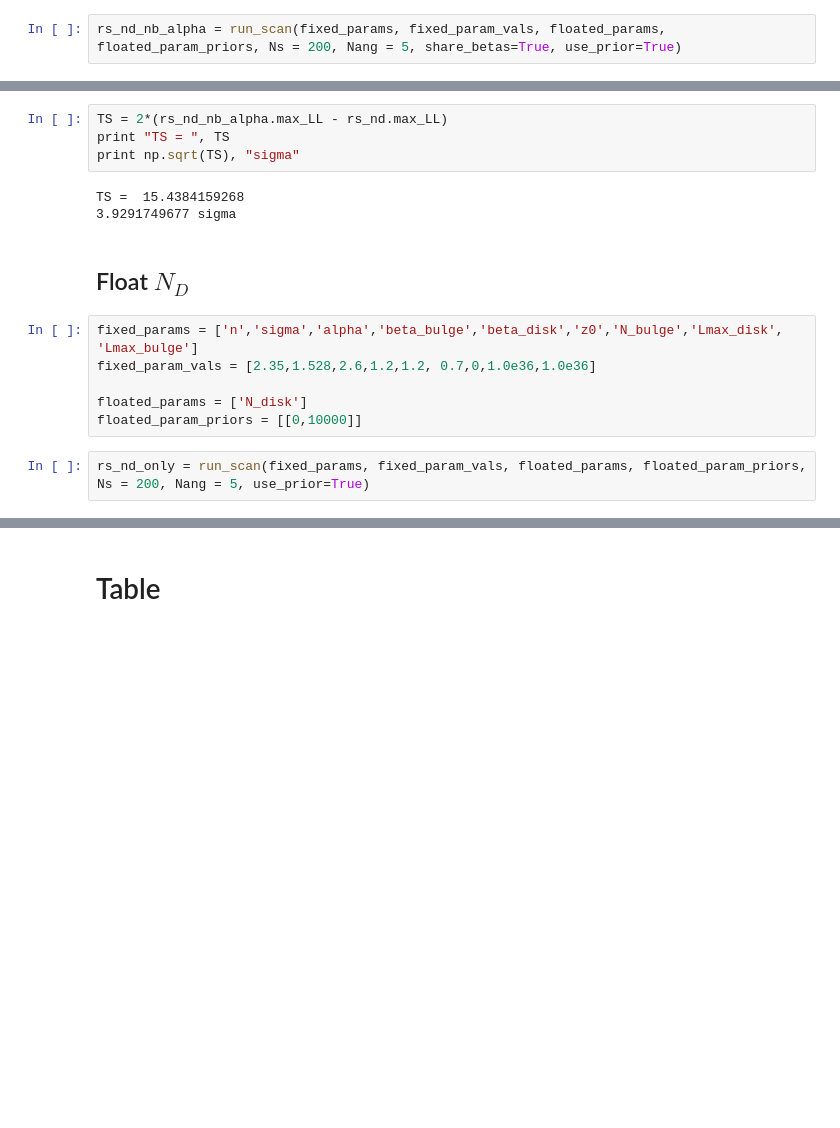
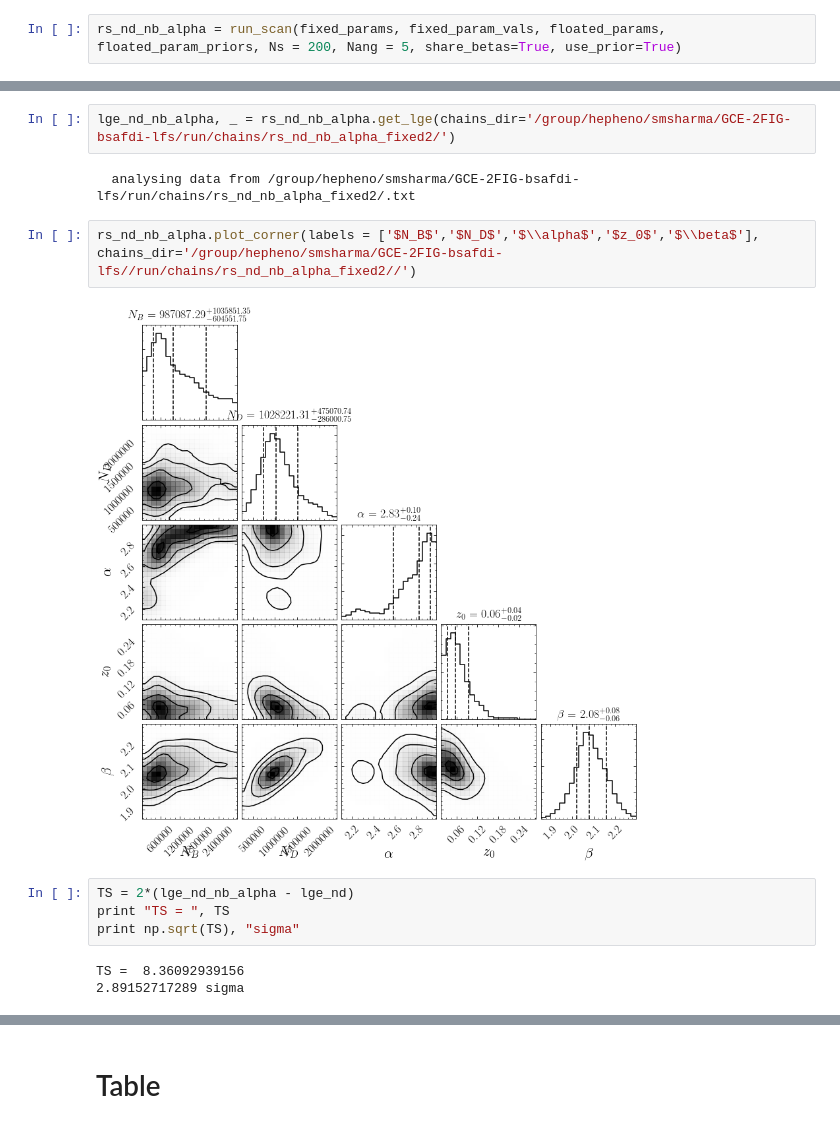
Before and after one commit to bsafdi/GCE-2FIG, a Jupyter notebook: examples/Example_2_2FIG_Table.ipynb, the cells around one changed output, grey strips where cells are left out. Drawn from its saved outputs; the diff is of its cells as text; blank space fills up the shorter version.

```diff
--- a/examples/Example_2_2FIG_Table.ipynb
+++ b/examples/Example_2_2FIG_Table.ipynb
@@ -114,17 +68,15 @@ rs_nd_nb_alpha.perform_scan_minuit()
+# %%
+lge_nd_nb_alpha, _ = rs_nd_nb_alpha.get_lge(chains_dir='/group/hepheno/smsharma/GCE-2FIG-bsafdi-lfs/run/chains/rs_nd_nb_alpha_fixed2/')
+# %% [output]
+  analysing data from /group/hepheno/smsharma/GCE-2FIG-bsafdi-lfs/run/chains/rs_nd_nb_alpha_fixed2/.txt
+# %%
+rs_nd_nb_alpha.plot_corner(labels = ['$N_B$','$N_D$','$\\alpha$','$z_0$','$\\beta$'], chains_dir='/group/hepheno/smsharma/GCE-2FIG-bsafdi-lfs//run/chains/rs_nd_nb_alpha_fixed2//')
+# %% [output]
+[figure, added]
 # %%
-TS = 2*(rs_nd_nb_alpha.max_LL - rs_nd.max_LL)
+TS = 2*(lge_nd_nb_alpha - lge_nd)
 print "TS = ", TS
 print np.sqrt(TS), "sigma"
 # %% [output]
-TS =  15.4384159268
-3.9291749677 sigma
+TS =  8.36092939156
+2.89152717289 sigma
-# %% [markdown]
-## Float $N_D$
-# %%
-fixed_params = ['n','sigma','alpha','beta_bulge','beta_disk','z0','N_bulge','Lmax_disk', 'Lmax_bulge']
-fixed_param_vals = [2.35,1.528,2.6,1.2,1.2, 0.7,0,1.0e36,1.0e36]
-
-floated_params = ['N_disk']
-floated_param_priors = [[0,10000]]
-# %%
-rs_nd_only = run_scan(fixed_params, fixed_param_vals, floated_params, floated_param_priors, Ns = 200, Nang = 5, use_prior=True)
```
Also changed, not shown: parts of 25 cells of this notebook, 40 other files.
